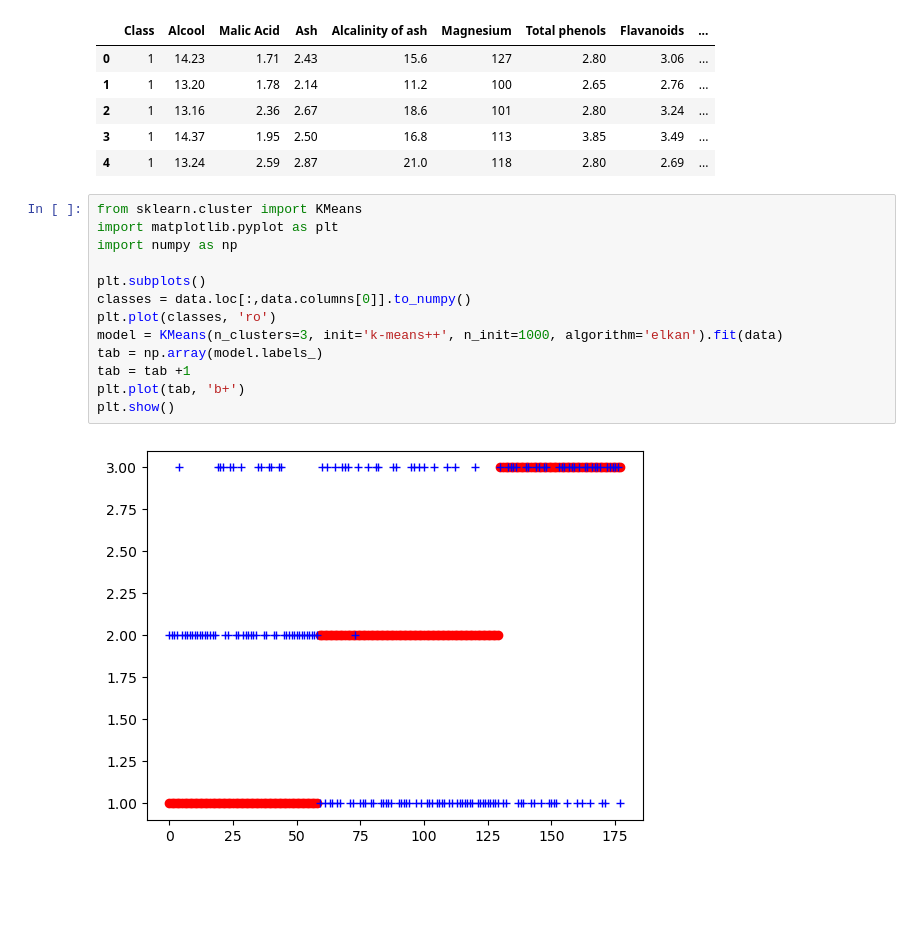
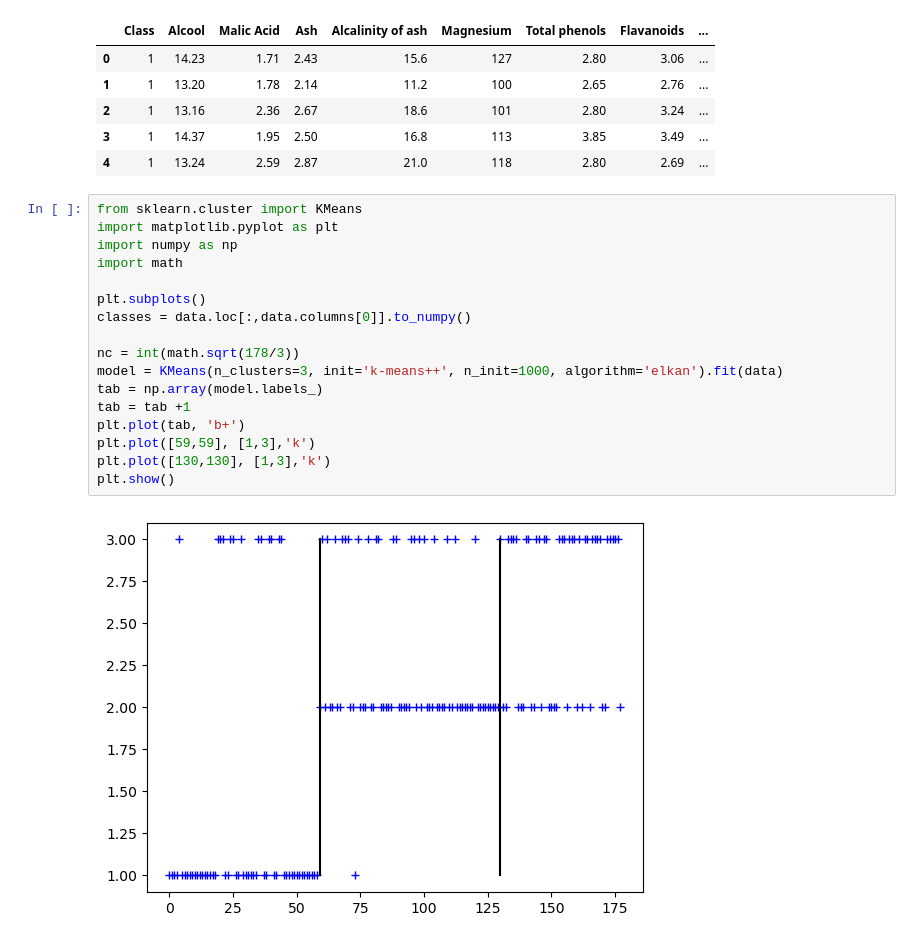
Before and after one commit to netodeabreujoao/projet_traitement_info, a Jupyter notebook: project.ipynb, the cells around one changed output. Saved outputs shown, nothing was run; the diff lists cells and outputs as text; blank space fills up the shorter version.

```diff
--- a/project.ipynb
+++ b/project.ipynb
@@ -12,18 +12,22 @@ data.head()
 # %%
 from sklearn.cluster import KMeans
 import matplotlib.pyplot as plt
 import numpy as np
+import math
 
 plt.subplots()
 classes = data.loc[:,data.columns[0]].to_numpy()
-plt.plot(classes, 'ro')
+
+nc = int(math.sqrt(178/3))
 model = KMeans(n_clusters=3, init='k-means++', n_init=1000, algorithm='elkan').fit(data)
 tab = np.array(model.labels_)
 tab = tab +1
 plt.plot(tab, 'b+')
+plt.plot([59,59], [1,3],'k')
+plt.plot([130,130], [1,3],'k')
 plt.show()
 # %% [output]
-[figure, old version]
+[figure, new version]
 # %%
 from sklearn.cluster import KMeans
 import matplotlib.pyplot as plt
```
Also changed, not shown: parts of 2 cells of this notebook.
